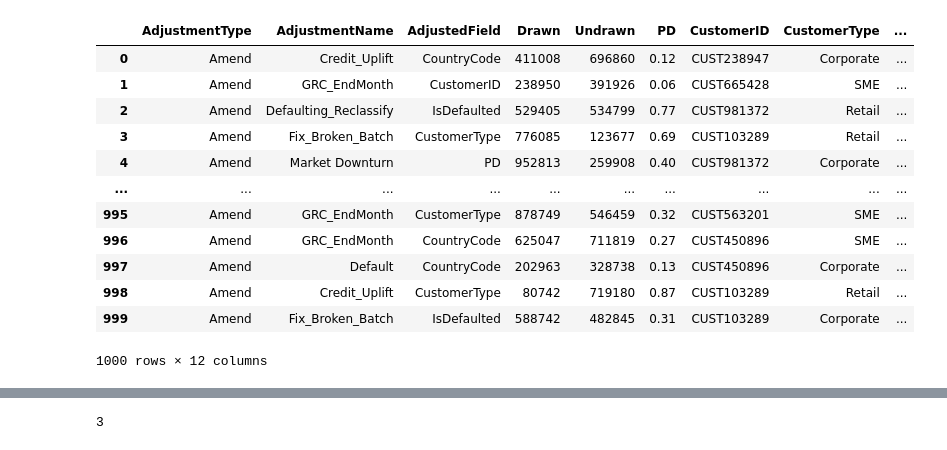
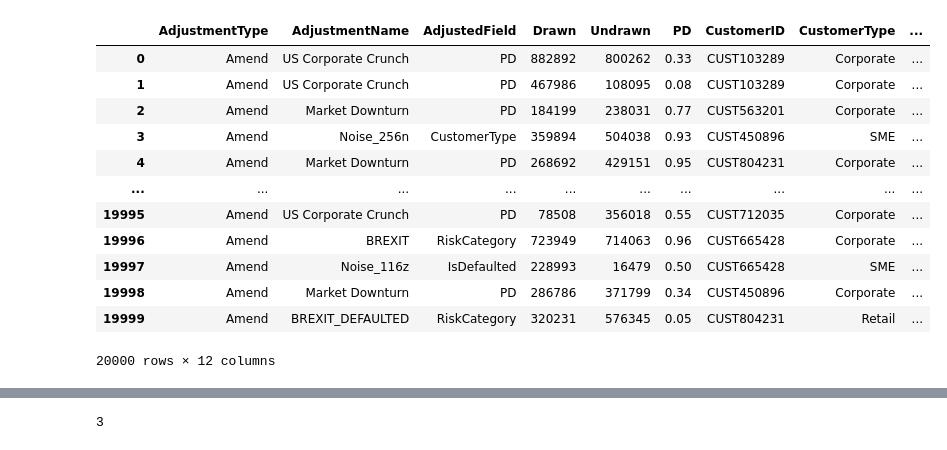
Before and after one commit to AbbyKatt/mycode, a Jupyter notebook: AI_Adjustments_Proto/Sample Data Creator.ipynb, the cells around one changed output, grey strips where cells are left out. Cells and saved outputs as stored; diff of their text form; code cells hidden in the pictures.

```diff
--- a/AI_Adjustments_Proto/Sample Data Creator.ipynb
+++ b/AI_Adjustments_Proto/Sample Data Creator.ipynb
@@ -9,7 +9,7 @@ SampleFields=["CustomerID","CustomerType","RiskCategory","IsDefaulted","CountryC
 NumericFields=["Drawn","Undrawn"]
 RatioFields=["PD"]
 AdjustmentTypes=["Amend"]
-AdjustmentNames=["GRC_EndMonth","Fix_Broken_Batch","Credit_Uplift","Defaulting_Reclassify","Default"]
+AdjustmentNames=["Noise_6f","Noise_22d","Noise_116z","Noise_256n","Noise_128x","Noise_19b"]
 AdjustedFields=SampleFields
 CustomerID=["CUST238947","CUST563201","CUST981372","CUST450896","CUST712035","CUST103289","CUST665428","CUST359147","CUST804231","CUST192654"]
 CustomerType=["Retail","Corporate","SME"]
@@ -22,13 +22,17 @@ FieldMapping={"CustomerID":CustomerID,"CustomerType":CustomerType,"RiskCategory"
 AdjustmentRules=[]
 AdjustmentRules.append([[{"CustomerType":"Corporate"},{"RiskCategory":"High"}],["PD",0.75,"Market Downturn"]])
 AdjustmentRules.append([[{"RiskCategory":"High"},{"IsDefaulted":"1"}],["CustomerType","Debt Recovery","Defaulting Cleanup"]])
+AdjustmentRules.append([[{"CountryCode":"GB"},{"IsDefaulted":"0"}],["RiskCategory","Medium","BREXIT"]])
+AdjustmentRules.append([[{"CountryCode":"GB"},{"IsDefaulted":"1"}],["RiskCategory","High","BREXIT_DEFAULTED"]])
+AdjustmentRules.append([[{"CountryCode":"DE"},{"CustomerType":"Retail"}],["RiskCategory","Medium","German Retail Downturn"]])
+AdjustmentRules.append([[{"CustomerType":"Corporate"},{"CountryCode":"US"}],["PD",0.75,"US Corporate Crunch"]])
 # %%
 #Generate random data with Adjustment rules applied
 import pandas as pd
 import numpy as np
 
 #Sample Data Generator
-records=1000
+records=20000
 
 #Hide warmings from pandas
 pd.options.mode.chained_assignment = None  # default='warn'
@@ -67,7 +71,7 @@ df["AdjustmentName"]=np.random.choice(AdjustmentNames,records)
 
 #Adjusted field------------------------------------------------------------------------
 df["AdjustedField"]=np.random.choice(AdjustedFields,records)
-#df["AdjustedField"]="PD"
+#df["AdjustedField"]="CustomerType"
 
 for field in NumericFields:
     #Insert new column after first 1
@@ -87,42 +91,42 @@ for index, row in df.iterrows():
     matchesRule,rule = ValidateGetAdjustmentRule(row)
 
     #APPLY ADJUSTMENTS--------------------------------------
     if adjField not in NumericFields and adjField not in RatioFields:
 
         if matchesRule:
 
             #Split rule dictionary into key and value
             ruleTarget=rule[0]
             ruleValue=rule[1]
             ruleComment=rule[2]
             df["AdjustmentName"][index]=ruleComment
             df["AdjustedField"][index]=ruleTarget
             df["NewVal"][index]=ruleValue
         else:
             #Random "noise" adjustments
             #df["OldVal"][index]=row[adjField]
             df["NewVal"][index]=GetRandomFieldValue(adjField)
 
 # #Reshuffle the numeric fields to the start
 df=df.reindex(columns=SpecialFields+NumericFields+RatioFields+SampleFields+AuditFields)
 
 #Remove OldVal Field
 df=df.drop(columns=["OldVal"])
 
 # #Write to CSV file
 df.to_csv("SampleData.csv",index=False)
 df
 # %% [output]
 |  | AdjustmentType | AdjustmentName | AdjustedField | Drawn | Undrawn | PD | CustomerID | CustomerType | ... |
-| 0 | Amend | Credit_Uplift | CountryCode | 411008 | 696860 | 0.12 | CUST238947 | Corporate | ... |
-| 1 | Amend | GRC_EndMonth | CustomerID | 238950 | 391926 | 0.06 | CUST665428 | SME | ... |
-| 2 | Amend | Defaulting_Reclassify | IsDefaulted | 529405 | 534799 | 0.77 | CUST981372 | Retail | ... |
-| 3 | Amend | Fix_Broken_Batch | CustomerType | 776085 | 123677 | 0.69 | CUST103289 | Retail | ... |
-| 4 | Amend | Market Downturn | PD | 952813 | 259908 | 0.40 | CUST981372 | Corporate | ... |
+| 0 | Amend | US Corporate Crunch | PD | 882892 | 800262 | 0.33 | CUST103289 | Corporate | ... |
+| 1 | Amend | US Corporate Crunch | PD | 467986 | 108095 | 0.08 | CUST103289 | Corporate | ... |
+| 2 | Amend | Market Downturn | PD | 184199 | 238031 | 0.77 | CUST563201 | Corporate | ... |
+| 3 | Amend | Noise_256n | CustomerType | 359894 | 504038 | 0.93 | CUST450896 | SME | ... |
+| 4 | Amend | Market Downturn | PD | 268692 | 429151 | 0.95 | CUST804231 | Corporate | ... |
 | ... | ... | ... | ... | ... | ... | ... | ... | ... | ... |
-| 995 | Amend | GRC_EndMonth | CustomerType | 878749 | 546459 | 0.32 | CUST563201 | SME | ... |
-| 996 | Amend | GRC_EndMonth | CountryCode | 625047 | 711819 | 0.27 | CUST450896 | SME | ... |
-| 997 | Amend | Default | CountryCode | 202963 | 328738 | 0.13 | CUST450896 | Corporate | ... |
-| 998 | Amend | Credit_Uplift | CustomerType | 80742 | 719180 | 0.87 | CUST103289 | Retail | ... |
-| 999 | Amend | Fix_Broken_Batch | IsDefaulted | 588742 | 482845 | 0.31 | CUST103289 | Corporate | ... |
+| 19995 | Amend | US Corporate Crunch | PD | 78508 | 356018 | 0.55 | CUST712035 | Corporate | ... |
+| 19996 | Amend | BREXIT | RiskCategory | 723949 | 714063 | 0.96 | CUST665428 | Corporate | ... |
+| 19997 | Amend | Noise_116z | IsDefaulted | 228993 | 16479 | 0.50 | CUST665428 | SME | ... |
+| 19998 | Amend | Market Downturn | PD | 286786 | 371799 | 0.34 | CUST450896 | Corporate | ... |
+| 19999 | Amend | BREXIT_DEFAULTED | RiskCategory | 320231 | 576345 | 0.05 | CUST804231 | Retail | ... |
-1000 rows × 12 columns
+20000 rows × 12 columns
```
Also changed, not shown: parts of 1 cell of this notebook, 2 other files.
